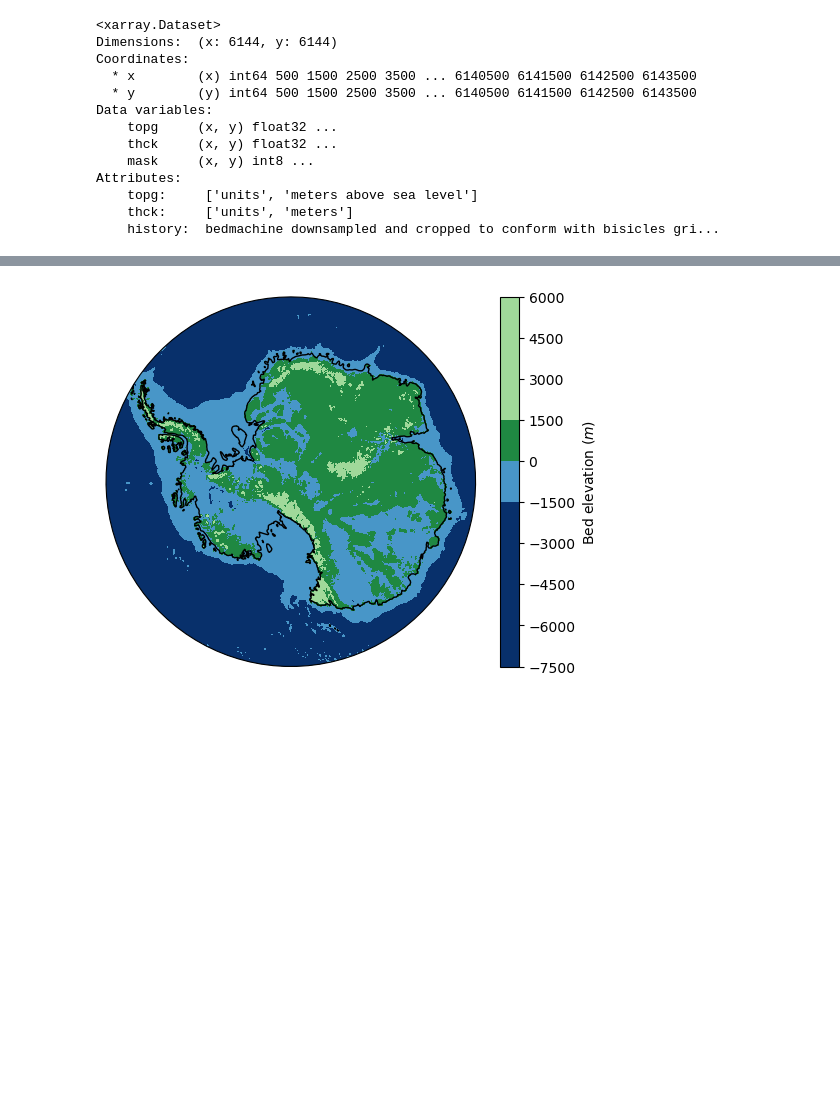
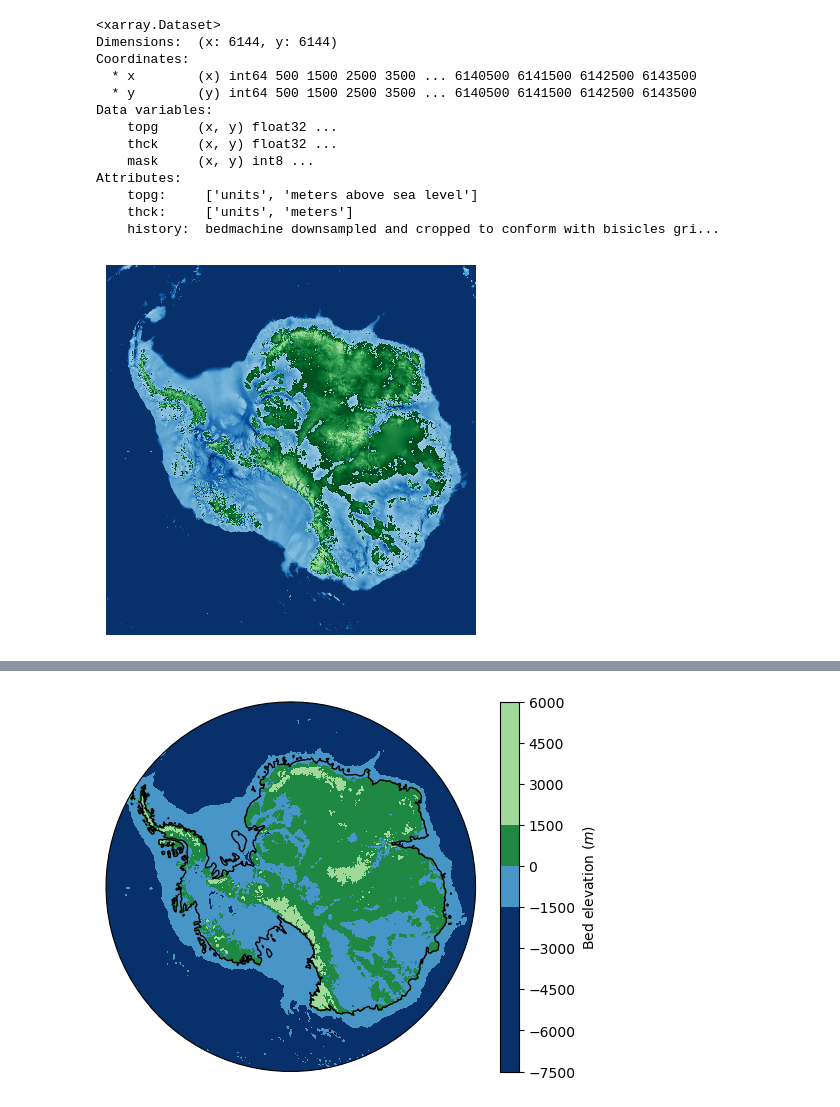
Before and after one commit to Jonniebarnsley/phd, a Jupyter notebook: analysis/notebooks/run_data.ipynb, the cells around one changed output, grey strips where cells are left out. Saved outputs shown, nothing was run; the diff lists cells and outputs as text; code cells hidden in the pictures; blank space fills up the shorter version.

```diff
--- a/analysis/notebooks/run_data.ipynb
+++ b/analysis/notebooks/run_data.ipynb
@@ -177,3 +175,15 @@ Attributes:
     topg:     ['units', 'meters above sea level']
     thck:     ['units', 'meters']
     history:  bedmachine downsampled and cropped to conform with bisicles gri...
+# %%
+x = file.x
+y = file.y
+topg = file.topg
+
+fig, ax = plt.subplots()
+
+ax.pcolormesh(x, y, topg, cmap=cmp, vmin=-1950, vmax=2050)
+ax.set_axis_off()
+ax.set_aspect('equal')
+# %% [output]
+[figure, added]
```
Also changed, not shown: parts of 3 cells of this notebook, 12 other files.
